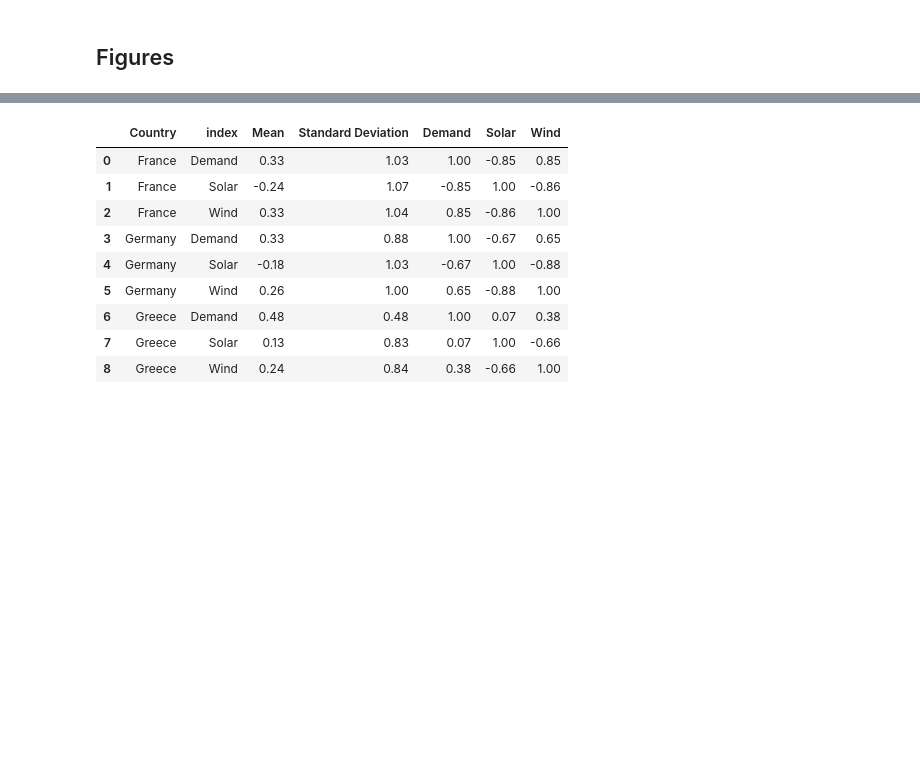
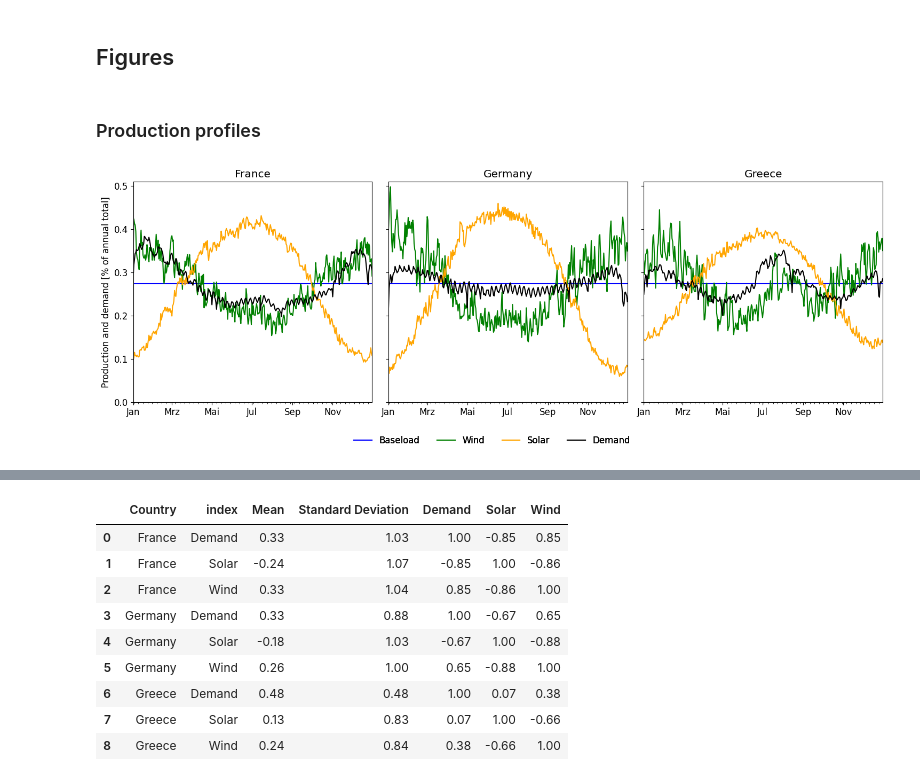
Before and after one commit to jabrell/baseload, a Jupyter notebook: notebooks/graphs_paper_descriptives_v2.ipynb, the cells around one changed output, grey strips where cells are left out. Cells and saved outputs as stored; diff of their text form; code cells hidden in the pictures; blank space fills up the shorter version.

```diff
--- a/notebooks/graphs_paper_descriptives_v2.ipynb
+++ b/notebooks/graphs_paper_descriptives_v2.ipynb
@@ -192,0 +131,44 @@ df_gaps
+# %% [markdown]
+###  Production profiles
+# %%
+fig, axs = plt.subplots(1, 3, sharex=True, sharey=True, figsize=(15, 5))
+lst_df = []
+for i, country in enumerate(COUNTRIES):
+    ax = axs[i]
+    df_phi = (
+        df_av.query(f"country == '{country}'")
+        .drop(columns="country")
+        .assign(baseload=1 / 8760)
+        .set_index("date")
+        .resample("D")
+        .sum()
+    )
+    df_phi = df_phi.div(df_phi.sum(axis=0), axis=1).mul(100)
+    for tech in tech_labels.keys():
+        df_phi[tech].plot(ax=ax, label=tech_labels[tech], color=colors[tech])
+        ax.set_ylabel("Production and demand [% of annual total]")
+        ax.set_xlabel("")
+        ax.xaxis.set_major_locator(mpl.dates.MonthLocator(bymonth=range(1,13,2)))
+        ax.xaxis.set_major_formatter(mpl.dates.DateFormatter('%b'))
+        ax.set_title(country_names.get(country))
+        ax.set_ylim(0, 0.51)
+    lines, labels = ax.get_legend_handles_labels()[:3]
+    fig.legend(
+        lines,
+        labels,
+        loc="lower center",
+        ncol=4,
+        bbox_to_anchor=(0.5, -0.1),
+        frameon=False,
+    )
+    plt.tight_layout()
+    df_phi_cov = df_phi.cov().assign(country=country)
+    lst_df.append(df_phi_cov)
+plt.savefig(
+    "../figures/demand_renewable_profile.png",
+    dpi=300,
+    bbox_inches="tight",
+)
+df_phi_corr = pd.concat(lst_df)
+# %% [output]
+[figure, added]
```
Also changed, not shown: parts of 17 cells of this notebook, 4 other files.
